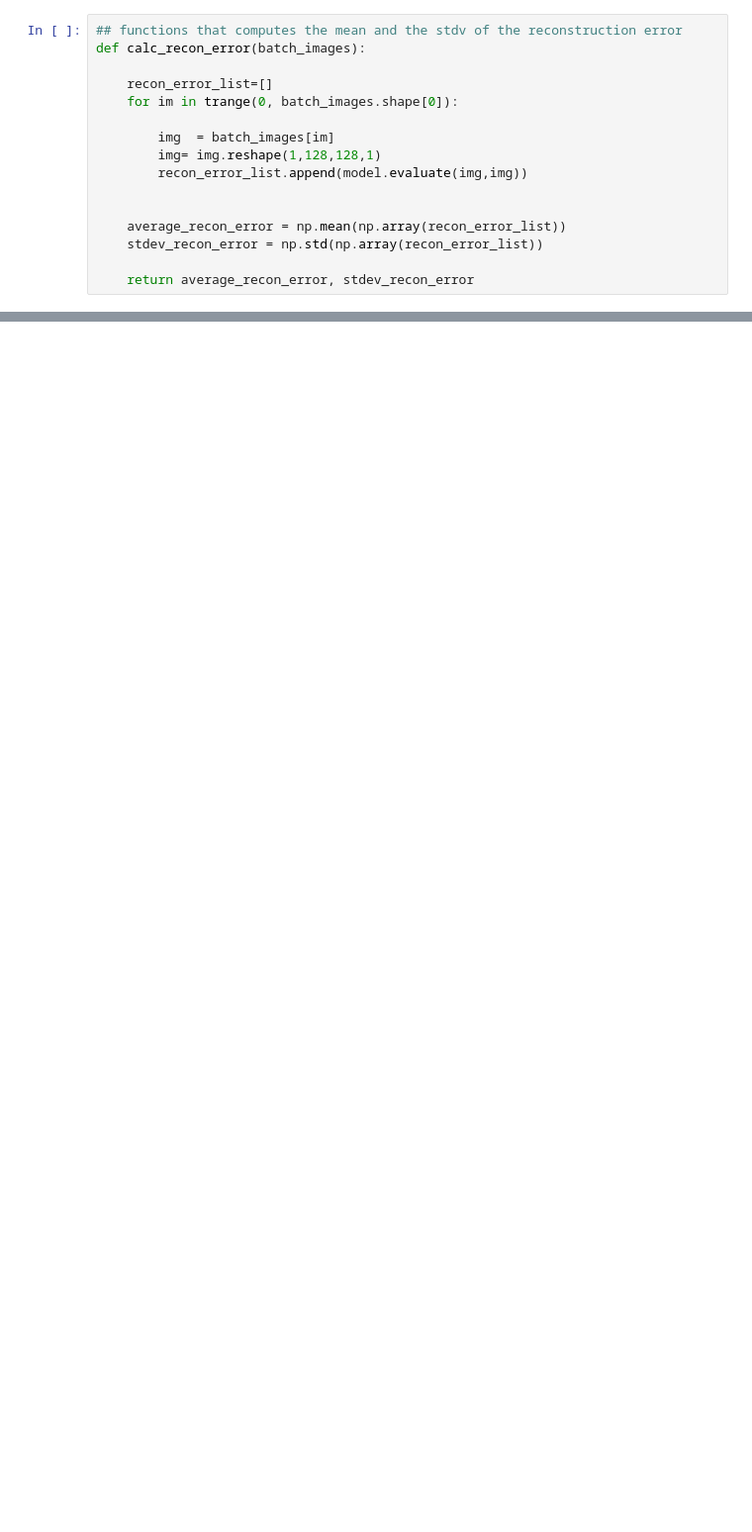
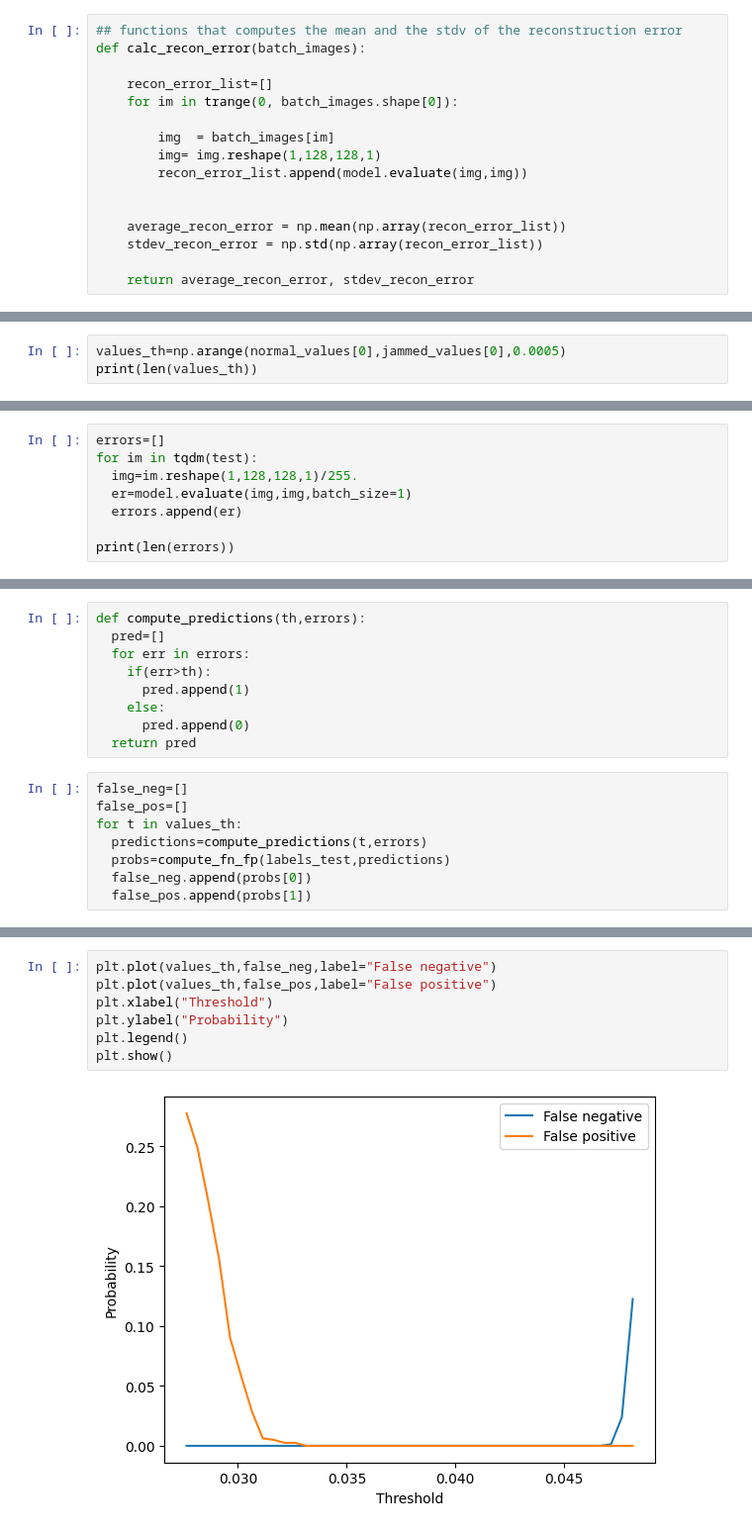
Before and after one commit to Varots/My_thesis, a Jupyter notebook: CNN_Anomaly_Detection_working_grayscale.ipynb, the cells around one changed output, grey strips where cells are left out. Shown at 99% size. Saved outputs shown, nothing was run; the diff lists cells and outputs as text; blank space fills up the shorter version.

```diff
--- a/CNN_Anomaly_Detection_working_grayscale.ipynb
+++ b/CNN_Anomaly_Detection_working_grayscale.ipynb
@@ -370,0 +375,3 @@ The accuracy of the predictor is: 96.5 %
+# %%
+values_th=np.arange(normal_values[0],jammed_values[0],0.0005)
+print(len(values_th))
@@ -370,0 +380,8 @@ The accuracy of the predictor is: 96.5 %
+# %%
+errors=[]
+for im in tqdm(test):
+  img=im.reshape(1,128,128,1)/255.
+  er=model.evaluate(img,img,batch_size=1)
+  errors.append(er)
+
+print(len(errors))
@@ -370,0 +414,17 @@ The accuracy of the predictor is: 96.5 %
+# %%
+def compute_predictions(th,errors):
+  pred=[]
+  for err in errors:
+    if(err>th):
+      pred.append(1)
+    else:
+      pred.append(0)
+  return pred
+# %%
+false_neg=[]
+false_pos=[]
+for t in values_th:
+  predictions=compute_predictions(t,errors)
+  probs=compute_fn_fp(labels_test,predictions)
+  false_neg.append(probs[0])
+  false_pos.append(probs[1])
@@ -370,0 +437,9 @@ The accuracy of the predictor is: 96.5 %
+# %%
+plt.plot(values_th,false_neg,label="False negative")
+plt.plot(values_th,false_pos,label="False positive")
+plt.xlabel("Threshold")
+plt.ylabel("Probability")
+plt.legend()
+plt.show()
+# %% [output]
+[figure, added]
```
Also changed, not shown: parts of 21 cells of this notebook.
